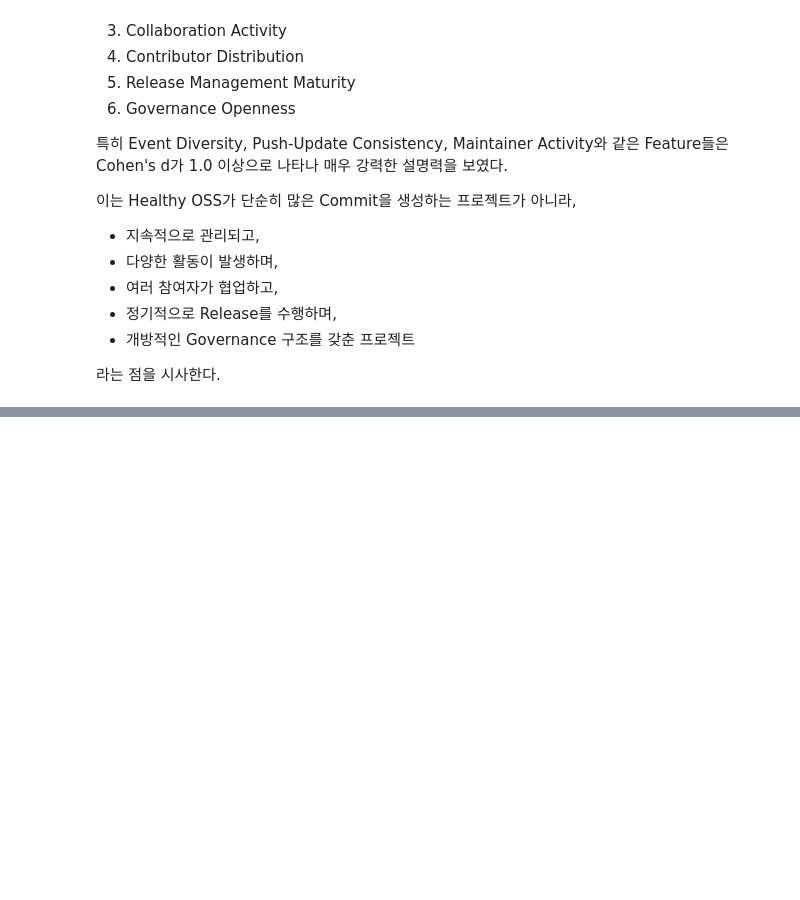
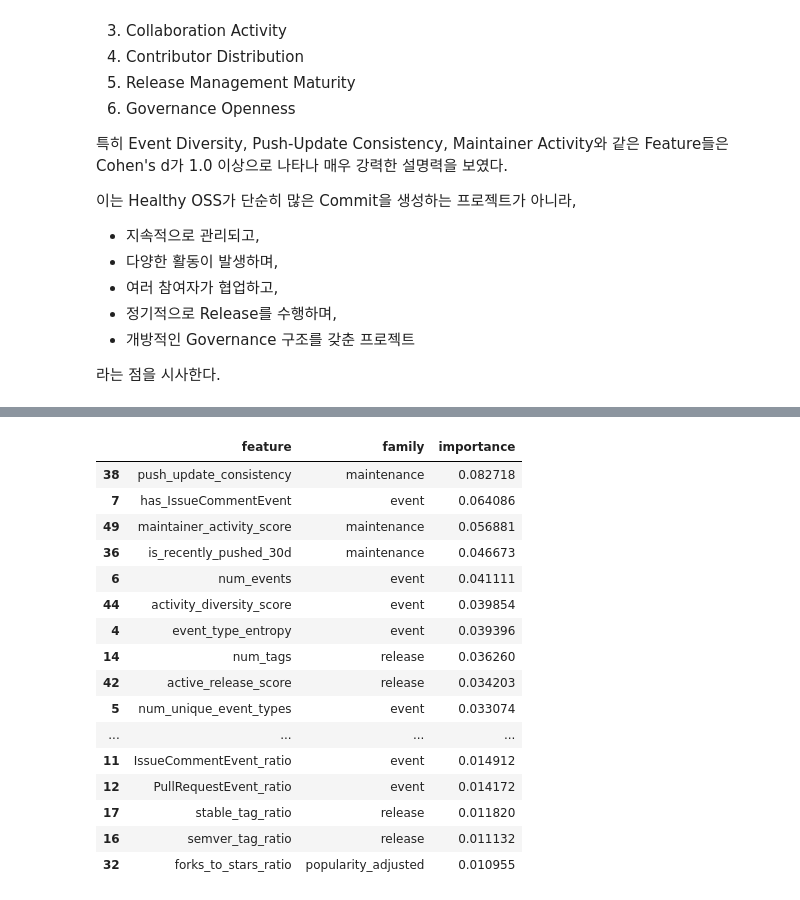
Before and after one commit to OpenSource-2026/oss-health-data, a Jupyter notebook: src/1_FEATURE.ipynb, the cells around one changed output, grey strips where cells are left out. Saved outputs shown, nothing was run; the diff lists cells and outputs as text; code cells hidden in the pictures; blank space fills up the shorter version.

```diff
--- a/src/1_FEATURE.ipynb
+++ b/src/1_FEATURE.ipynb
@@ -3007,0 +3076,41 @@ Healthy Repository는
+# %%
+nonlinear_model = Pipeline([
+    ("imputer", SimpleImputer(strategy="median")),
+    ("model", ExtraTreesClassifier(
+        n_estimators=700,
+        min_samples_leaf=2,
+        class_weight="balanced",
+        random_state=42,
+        n_jobs=1
+    ))
+])
+
+nonlinear_model.fit(X_train, y_train)
+nonlinear_importance = nonlinear_model.named_steps["model"].feature_importances_
+nonlinear_result = pd.DataFrame({
+    "feature": final_features,
+    "family": [feature_family.get(col, "other") for col in final_features],
+    "importance": nonlinear_importance,
+})
+nonlinear_result.sort_values(
+    "importance",
+    ascending=False
+).head(30)
+# %% [output]
+|  | feature | family | importance |
+| 38 | push_update_consistency | maintenance | 0.082718 |
+| 7 | has_IssueCommentEvent | event | 0.064086 |
+| 49 | maintainer_activity_score | maintenance | 0.056881 |
+| 36 | is_recently_pushed_30d | maintenance | 0.046673 |
+| 6 | num_events | event | 0.041111 |
+| 44 | activity_diversity_score | event | 0.039854 |
+| 4 | event_type_entropy | event | 0.039396 |
+| 14 | num_tags | release | 0.036260 |
+| 42 | active_release_score | release | 0.034203 |
+| 5 | num_unique_event_types | event | 0.033074 |
+| ... | ... | ... | ... |
+| 11 | IssueCommentEvent_ratio | event | 0.014912 |
+| 12 | PullRequestEvent_ratio | event | 0.014172 |
+| 17 | stable_tag_ratio | release | 0.011820 |
+| 16 | semver_tag_ratio | release | 0.011132 |
+| 32 | forks_to_stars_ratio | popularity_adjusted | 0.010955 |
```
Also changed, not shown: parts of 9 cells of this notebook.
